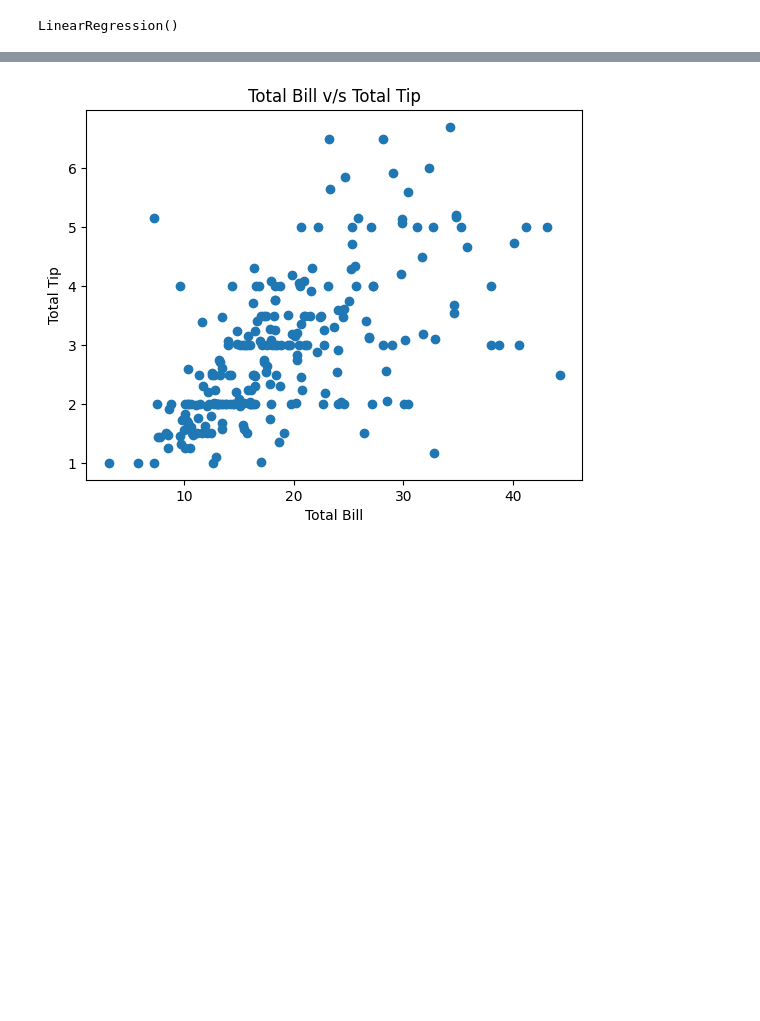
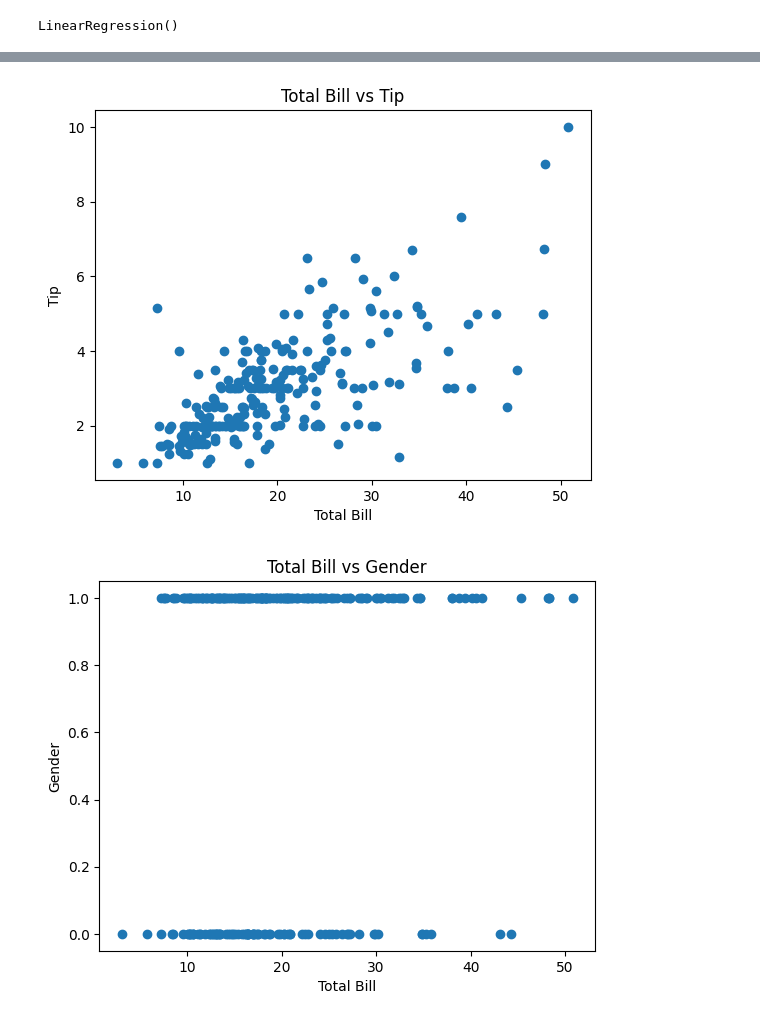
Before and after one commit to shakil1819/CSE442-Machine-Learning-Sessional, a Jupyter notebook: Waiter-tips/waiter_tips_prediction.ipynb, the cells around one changed output, grey strips where cells are left out. Drawn from its saved outputs; the diff is of its cells as text; code cells hidden in the pictures; blank space fills up the shorter version.

```diff
--- a/Waiter-tips/waiter_tips_prediction.ipynb
+++ b/Waiter-tips/waiter_tips_prediction.ipynb
@@ -104,8 +109,33 @@ array([3.54335633])
-# %%
-plt.scatter(df['total_bill'], df['tip'])
-plt.title('Total Bill v/s Total Tip')
-plt.xlabel('Total Bill')
-plt.ylabel('Total Tip')
-plt.show()
-# %% [output]
-[figure, removed]
+# %%
+import matplotlib.pyplot as plt
+
+# Total Bill vs Tip
+plt.scatter(data['total_bill'], data['tip'])
+plt.title('Total Bill vs Tip')
+plt.xlabel('Total Bill')
+plt.ylabel('Tip')
+plt.show()
+
+# Total Bill vs Gender
+plt.scatter(data['total_bill'], data['sex'])
+plt.title('Total Bill vs Gender')
+plt.xlabel('Total Bill')
+plt.ylabel('Gender')
+plt.show()
+
+# Total Bill vs Time
+plt.scatter(data['total_bill'], data['time'])
+plt.title('Total Bill vs Time')
+plt.xlabel('Total Bill')
+plt.ylabel('Time')
+plt.show()
+
+# Total Bill vs Day
+plt.scatter(data['total_bill'], data['day'])
+plt.title('Total Bill vs Day')
+plt.xlabel('Total Bill')
+plt.ylabel('Day')
+plt.show()
+# %% [output]
+[figure, added]
+[figure, added]
```
Also changed, not shown: parts of 8 cells of this notebook.
